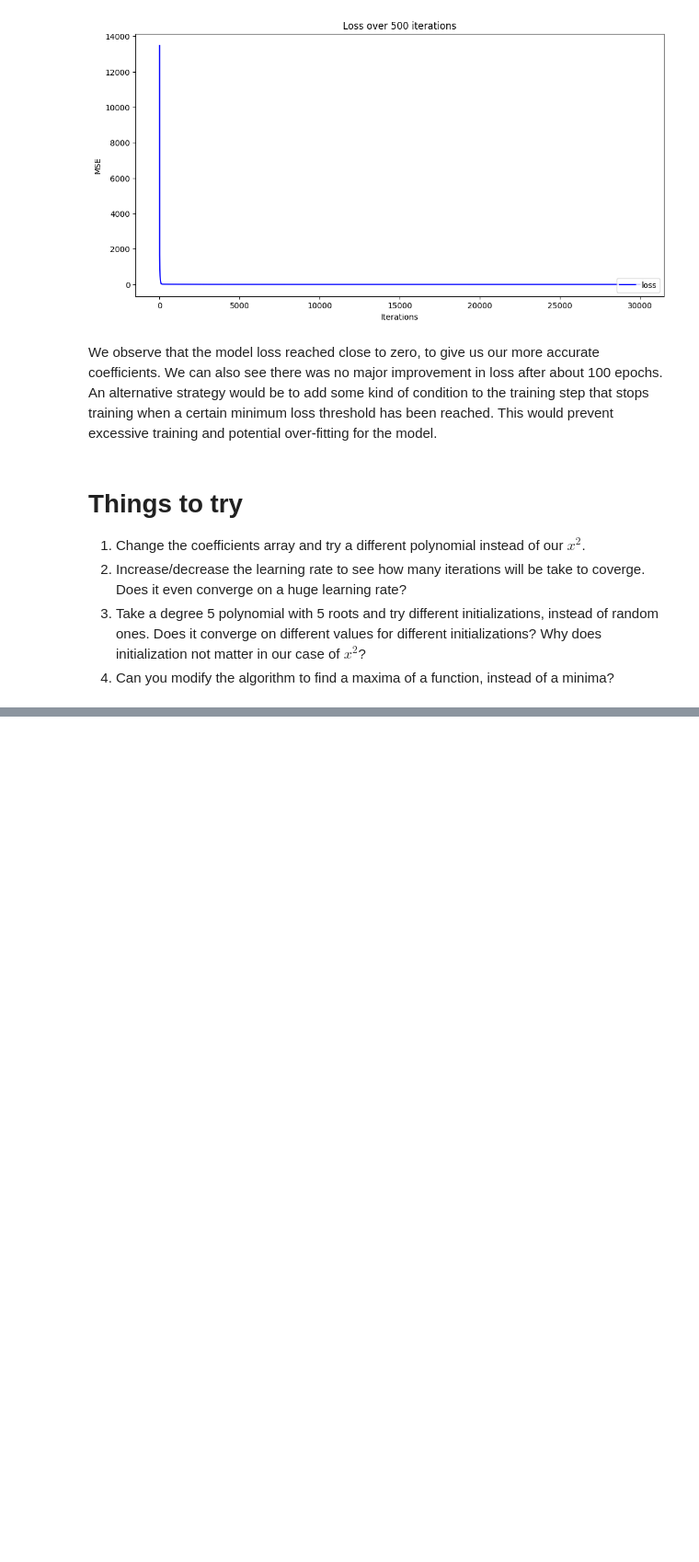
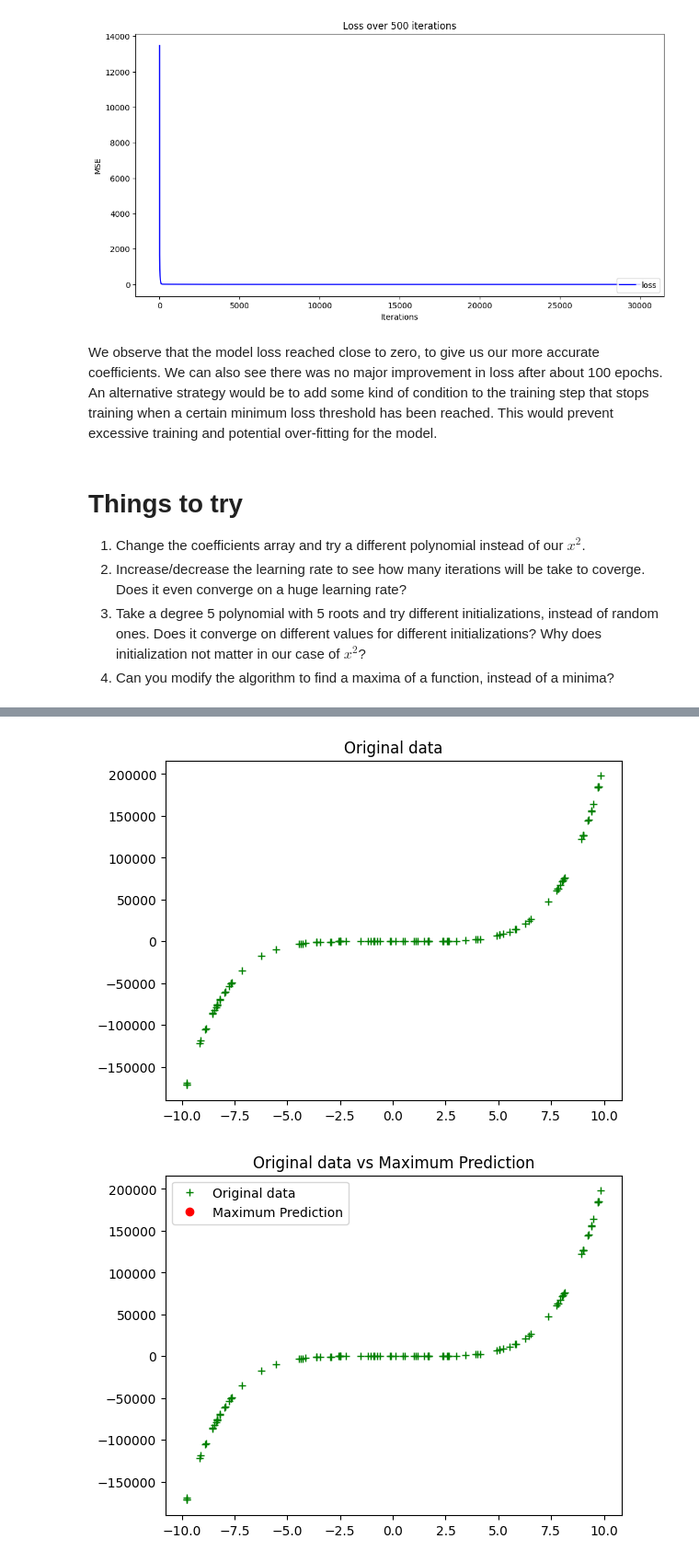
Before and after one commit to mintmaheen/AIML, a Jupyter notebook: AIML_Module_4_Lab_2_Introduction_to_Gradient_Descent.ipynb, the cells around one changed output, grey strips where cells are left out. Shown at 92% size. Drawn from its saved outputs; the diff is of its cells as text; code cells hidden in the pictures; blank space fills up the shorter version.

```diff
--- a/AIML_Module_4_Lab_2_Introduction_to_Gradient_Descent.ipynb
+++ b/AIML_Module_4_Lab_2_Introduction_to_Gradient_Descent.ipynb
@@ -536,0 +462,17 @@ plt.show()
+# %%
+calc_grad = calc_gradient_3rd_poly(rand_coeffs, hundred_xs, ys)
+
+lr = 0.1
+a_new = rand_coeffs[0] - lr * calc_grad[0]
+b_new = rand_coeffs[1] - lr * calc_grad[1]
+c_new = rand_coeffs[2] - lr * calc_grad[2]
+d_new = rand_coeffs[3] - lr * calc_grad[3]
+
+new_model_coeffs = (a_new, b_new, c_new, d_new)
+print(f"New model coeffs: {new_model_coeffs}")
+
+# update with these new coeffs:
+new_y_bar = eval_3rd_degree(new_model_coeffs, hundred_xs)
+updated_model_loss = loss_mse(ys, new_y_bar)
+
+print(f"Now have smaller model loss: {updated_model_loss} vs {initial_model_loss}")
@@ -536,0 +553,56 @@ plt.show()
+# %%
+import numpy as np
+import random
+import matplotlib.pyplot as plt
+
+def eval_5th_degree(coeffs, x):
+    a, b, c, d, e, f = coeffs
+    y = a * (x**5) + b * (x**4) + c * (x**3) + d * (x**2) + e * x + f
+    return y
+
+def loss_quadratic(y_true, y_pred):
+    return (y_true - y_pred)**2
+
+def calc_gradient_5th_poly(coeffs, xs, ys):
+    grad_a = -2 * sum((ys[i] - eval_5th_degree(coeffs, xs[i])) * (xs[i]**5) for i in range(len(xs)))
+    grad_b = -2 * sum((ys[i] - eval_5th_degree(coeffs, xs[i])) * (xs[i]**4) for i in range(len(xs)))
+    grad_c = -2 * sum((ys[i] - eval_5th_degree(coeffs, xs[i])) * (xs[i]**3) for i in range(len(xs)))
+    grad_d = -2 * sum((ys[i] - eval_5th_degree(coeffs, xs[i])) * (xs[i]**2) for i in range(len(xs)))
+    grad_e = -2 * sum((ys[i] - eval_5th_degree(coeffs, xs[i])) * xs[i] for i in range(len(xs)))
+    grad_f = -2 * sum(ys[i] - eval_5th_degree(coeffs, xs[i]) for i in range(len(xs)))
+    return grad_a, grad_b, grad_c, grad_d, grad_e, grad_f
+
+# Example usage with degree-5 coefficients
+degree_5_coeffs = [2, 1, 2, 1, 2, 1]
+hundred_xs = np.random.uniform(-10, 10, 100)
+ys = [eval_5th_degree(degree_5_coeffs, x) for x in hundred_xs]
+
+plt.plot(hundred_xs, ys, 'g+')
+plt.title('Original data')
+plt.show()
+
+# Gradient Descent to find maximum
+rand_coeffs = [random.uniform(-10, 10) for _ in range(6)]  # Random initial coefficients
+
+lr = 0.01  # Learning rate
+n_iterations = 100
+
+for _ in range(n_iterations):
+    # Calculate gradient
+    calc_grad = calc_gradient_5th_poly(rand_coeffs, hundred_xs, ys)
+
+    # Update coefficients using the gradient to find the maximum
+    rand_coeffs = [rand_coeffs[i] + lr * calc_grad[i] for i in range(6)]
+
+# Evaluate the polynomial with the optimized coefficients
+y_max = eval_5th_degree(rand_coeffs, hundred_xs)
+
+# Plot the result
+plt.plot(hundred_xs, ys, 'g+', label='Original data')
+plt.plot(hundred_xs, y_max, 'ro', label='Maximum Prediction')
+plt.title('Original data vs Maximum Prediction')
+plt.legend()
+plt.show()
+# %% [output]
+[figure, added]
+[figure, added]
```
Also changed, not shown: parts of 12 cells of this notebook.
